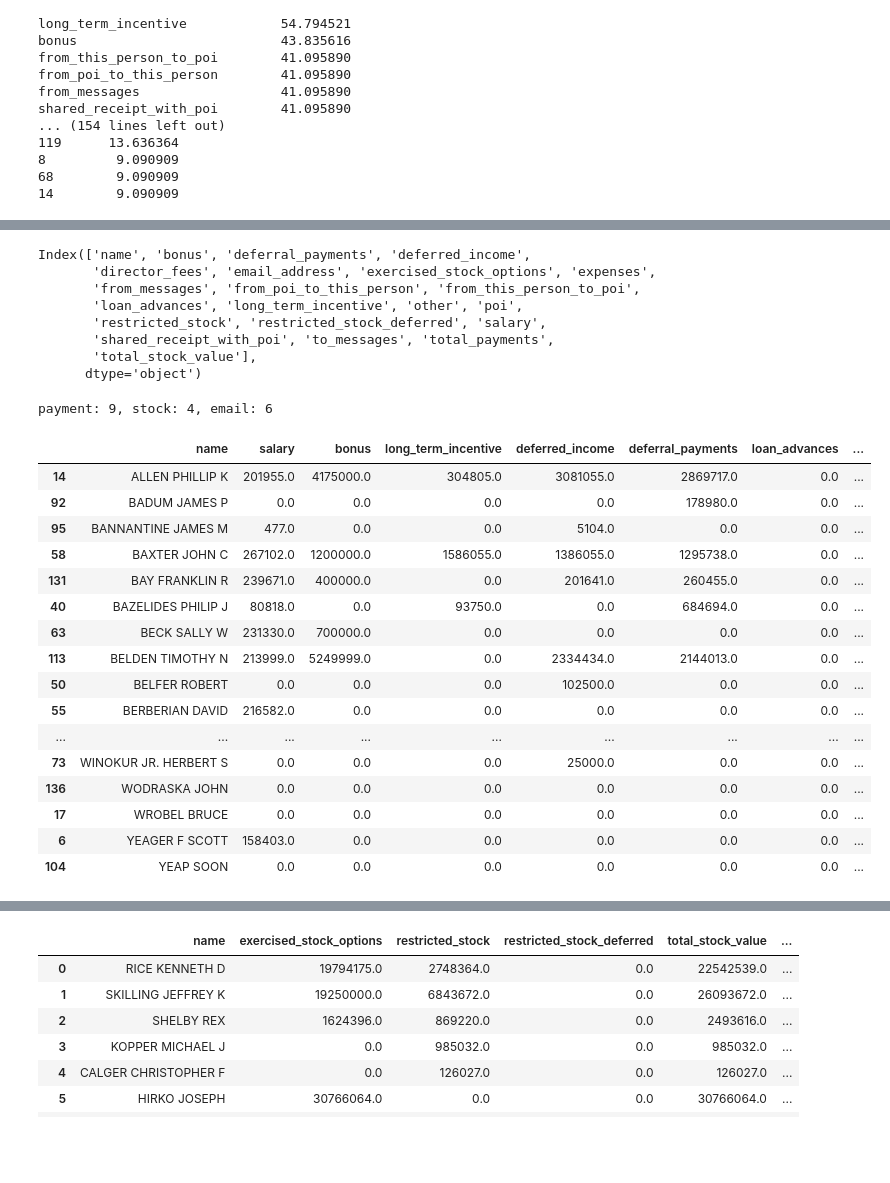
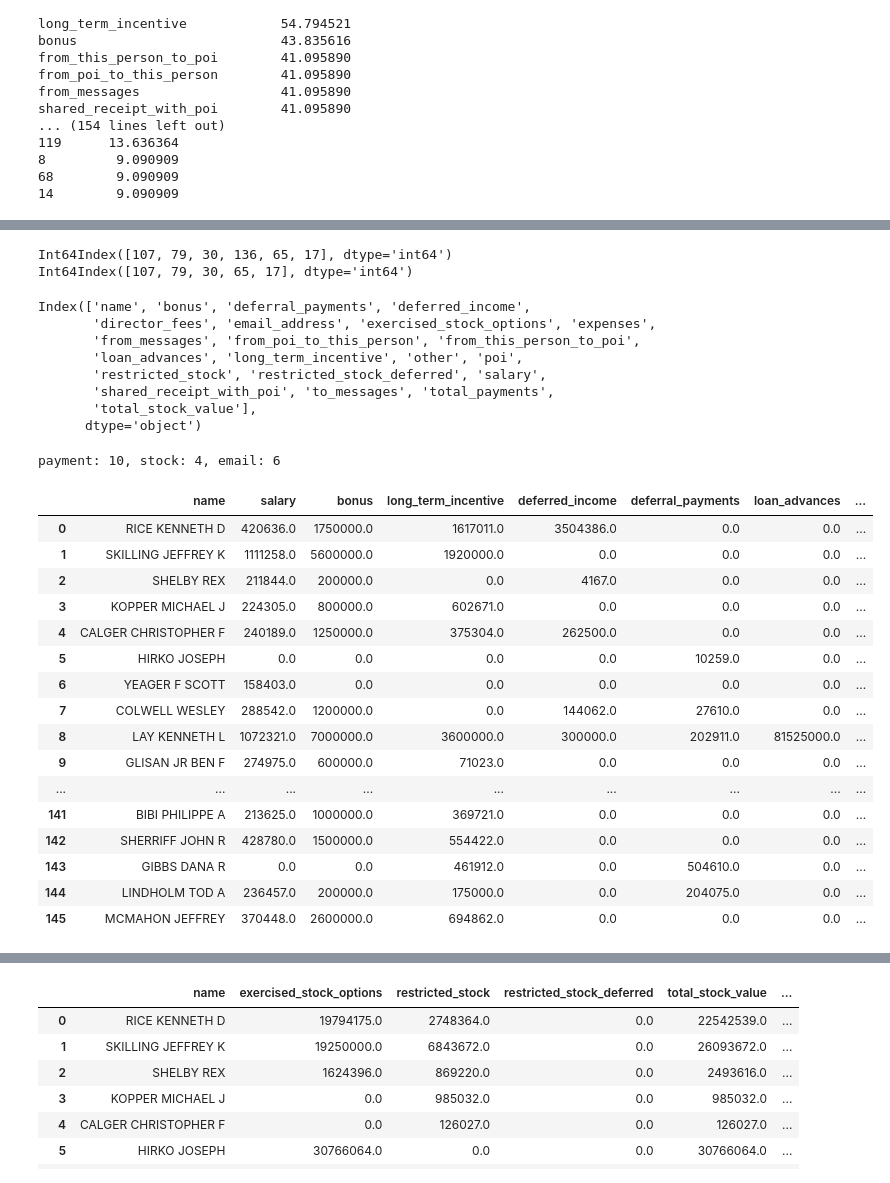
Before and after one commit to w2051200021/ML100Days, a Jupyter notebook: homework/Day_51-53_HW.ipynb, the cells around one changed output, grey strips where cells are left out. Saved outputs shown, nothing was run; the diff lists cells and outputs as text; code cells hidden in the pictures; blank space fills up the shorter version.

```diff
--- a/homework/Day_51-53_HW.ipynb
+++ b/homework/Day_51-53_HW.ipynb
@@ -92,3 +102,12 @@ Definitions of Category Groupings:
+# %%
+missing_values = na_check(data, 1)
+missing_indexs = missing_values[missing_values['Missing Ratio'] > 80].index # 決定刪掉一些資訊量過少的資料
+print(missing_indexs) # 因為 112 之後的是測試資料，不能刪
+missing_indexs = missing_indexs.drop(136)
+print(missing_indexs)
+# %% [output]
+Int64Index([107, 79, 30, 136, 65, 17], dtype='int64')
+Int64Index([107, 79, 30, 65, 17], dtype='int64')
 # %%
 data.columns
 # %% [output]
@@ -102,13 +121,13 @@ Index(['name', 'bonus', 'deferral_payments', 'deferred_income',
       dtype='object')
 # %%
 payment_columns = ['salary', 'bonus', 'long_term_incentive', 'deferred_income', 'deferral_payments',
-                   'loan_advances', 'other', 'expenses', 'director_fees']
+                   'loan_advances', 'other', 'expenses', 'director_fees', 'total_payments']
 stock_columns = ['exercised_stock_options', 'restricted_stock', 'restricted_stock_deferred', 'total_stock_value']
 email_columns = ['email_address', 'from_messages', 'to_messages', 'from_poi_to_this_person',
                  'from_this_person_to_poi', 'shared_receipt_with_poi']
 print(f'payment: {len(payment_columns)}, stock: {len(stock_columns)}, email: {len(email_columns)}')
 # %% [output]
-payment: 9, stock: 4, email: 6
+payment: 10, stock: 4, email: 6
 # %%
 df_payment = data[payment_columns]
 df_payment = df_payment.fillna(0)
@@ -117,27 +136,32 @@ df_payment.at[50, 'deferred_income'] =  -102500
 df_payment.at[50, 'deferral_payments'] =  0
 df_payment.at[50, 'expenses'] =  3285
 df_payment.at[50, 'director_fees'] =  102500
-df_payment['total_payments'] = df_payment['salary'] + df_payment['bonus'] + df_payment['long_term_incentive'] \
-                            + df_payment['deferred_income'] + df_payment['deferral_payments'] + df_payment['loan_advances'] \
-                            + df_payment['other'] + df_payment['expenses'] + df_payment['director_fees']
+
+df_payment['bonus_payment_ratio'] = df_payment['bonus'] / df_payment['total_payments']
+df_payment['salary_payment_ratio'] = df_payment['salary'] / df_payment['total_payments']
+df_payment['bonus_salary_ratio'] = df_payment['bonus'] / df_payment['salary']
+
+df_payment.fillna(0, inplace = True)
+df_payment.replace(np.inf, 0, inplace = True)
+
 df_payment['deferred_income'] = abs(df_payment['deferred_income'])
 # %%
-pd.concat([data.name, df_payment], axis = 1).sort_values(by = 'name')
+pd.concat([data.name, df_payment], axis = 1)
 # %% [output]
 |  | name | salary | bonus | long_term_incentive | deferred_income | deferral_payments | loan_advances | ... |
-| 14 | ALLEN PHILLIP K | 201955.0 | 4175000.0 | 304805.0 | 3081055.0 | 2869717.0 | 0.0 | ... |
-| 92 | BADUM JAMES P | 0.0 | 0.0 | 0.0 | 0.0 | 178980.0 | 0.0 | ... |
-| 95 | BANNANTINE JAMES M | 477.0 | 0.0 | 0.0 | 5104.0 | 0.0 | 0.0 | ... |
-| 58 | BAXTER JOHN C | 267102.0 | 1200000.0 | 1586055.0 | 1386055.0 | 1295738.0 | 0.0 | ... |
-| 131 | BAY FRANKLIN R | 239671.0 | 400000.0 | 0.0 | 201641.0 | 260455.0 | 0.0 | ... |
-| 40 | BAZELIDES PHILIP J | 80818.0 | 0.0 | 93750.0 | 0.0 | 684694.0 | 0.0 | ... |
-| 63 | BECK SALLY W | 231330.0 | 700000.0 | 0.0 | 0.0 | 0.0 | 0.0 | ... |
-| 113 | BELDEN TIMOTHY N | 213999.0 | 5249999.0 | 0.0 | 2334434.0 | 2144013.0 | 0.0 | ... |
-| 50 | BELFER ROBERT | 0.0 | 0.0 | 0.0 | 102500.0 | 0.0 | 0.0 | ... |
-| 55 | BERBERIAN DAVID | 216582.0 | 0.0 | 0.0 | 0.0 | 0.0 | 0.0 | ... |
+| 0 | RICE KENNETH D | 420636.0 | 1750000.0 | 1617011.0 | 3504386.0 | 0.0 | 0.0 | ... |
+| 1 | SKILLING JEFFREY K | 1111258.0 | 5600000.0 | 1920000.0 | 0.0 | 0.0 | 0.0 | ... |
+| 2 | SHELBY REX | 211844.0 | 200000.0 | 0.0 | 4167.0 | 0.0 | 0.0 | ... |
+| 3 | KOPPER MICHAEL J | 224305.0 | 800000.0 | 602671.0 | 0.0 | 0.0 | 0.0 | ... |
+| 4 | CALGER CHRISTOPHER F | 240189.0 | 1250000.0 | 375304.0 | 262500.0 | 0.0 | 0.0 | ... |
+| 5 | HIRKO JOSEPH | 0.0 | 0.0 | 0.0 | 0.0 | 10259.0 | 0.0 | ... |
+| 6 | YEAGER F SCOTT | 158403.0 | 0.0 | 0.0 | 0.0 | 0.0 | 0.0 | ... |
+| 7 | COLWELL WESLEY | 288542.0 | 1200000.0 | 0.0 | 144062.0 | 27610.0 | 0.0 | ... |
+| 8 | LAY KENNETH L | 1072321.0 | 7000000.0 | 3600000.0 | 300000.0 | 202911.0 | 81525000.0 | ... |
+| 9 | GLISAN JR BEN F | 274975.0 | 600000.0 | 71023.0 | 0.0 | 0.0 | 0.0 | ... |
 | ... | ... | ... | ... | ... | ... | ... | ... | ... |
-| 73 | WINOKUR JR. HERBERT S | 0.0 | 0.0 | 0.0 | 25000.0 | 0.0 | 0.0 | ... |
-| 136 | WODRASKA JOHN | 0.0 | 0.0 | 0.0 | 0.0 | 0.0 | 0.0 | ... |
-| 17 | WROBEL BRUCE | 0.0 | 0.0 | 0.0 | 0.0 | 0.0 | 0.0 | ... |
-| 6 | YEAGER F SCOTT | 158403.0 | 0.0 | 0.0 | 0.0 | 0.0 | 0.0 | ... |
-| 104 | YEAP SOON | 0.0 | 0.0 | 0.0 | 0.0 | 0.0 | 0.0 | ... |
+| 141 | BIBI PHILIPPE A | 213625.0 | 1000000.0 | 369721.0 | 0.0 | 0.0 | 0.0 | ... |
+| 142 | SHERRIFF JOHN R | 428780.0 | 1500000.0 | 554422.0 | 0.0 | 0.0 | 0.0 | ... |
+| 143 | GIBBS DANA R | 0.0 | 0.0 | 461912.0 | 0.0 | 504610.0 | 0.0 | ... |
+| 144 | LINDHOLM TOD A | 236457.0 | 200000.0 | 175000.0 | 0.0 | 204075.0 | 0.0 | ... |
+| 145 | MCMAHON JEFFREY | 370448.0 | 2600000.0 | 694862.0 | 0.0 | 0.0 | 0.0 | ... |
```
Also changed, not shown: parts of 90 cells of this notebook, 7 other files.
